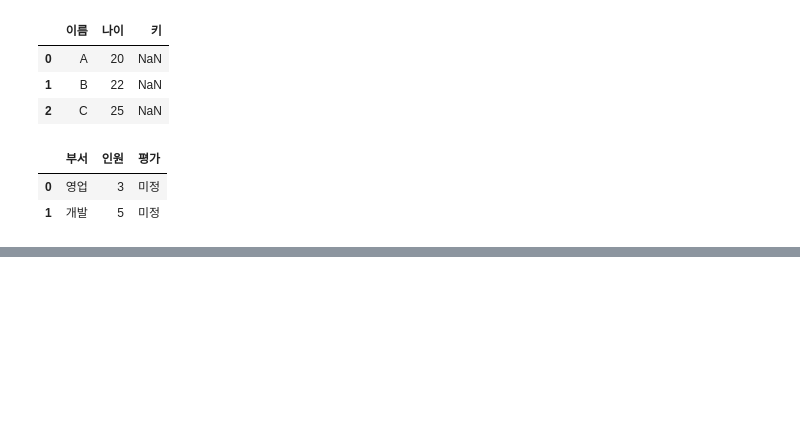
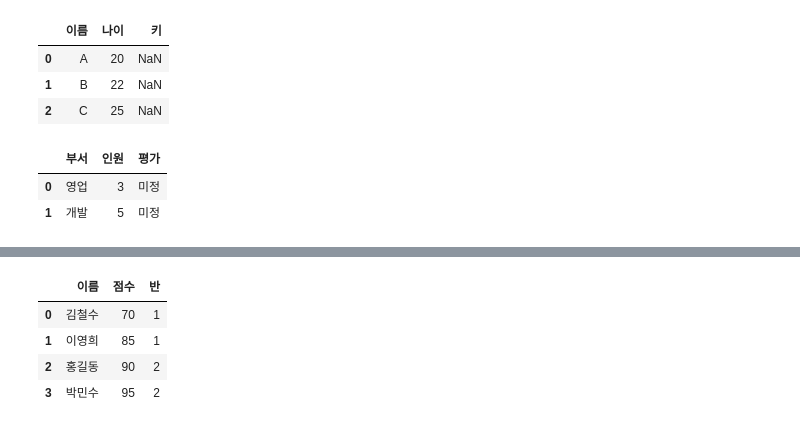
Before and after one commit to taehun96/python-library, a Jupyter notebook: notes/05_pandas(2).ipynb, the cells around one changed output, grey strips where cells are left out. Cells and saved outputs as stored; diff of their text form; code cells hidden in the pictures; blank space fills up the shorter version.

```diff
--- a/notes/05_pandas(2).ipynb
+++ b/notes/05_pandas(2).ipynb
@@ -445,0 +475,10 @@ df
+# %%
+# 오름차순 정렬
+df2 = df.sort_values("점수").reset_index(drop=True)
+df2
+# %% [output]
+|  | 이름 | 점수 | 반 |
+| 0 | 김철수 | 70 | 1 |
+| 1 | 이영희 | 85 | 1 |
+| 2 | 홍길동 | 90 | 2 |
+| 3 | 박민수 | 95 | 2 |
```
Also changed, not shown: parts of 13 cells of this notebook.
